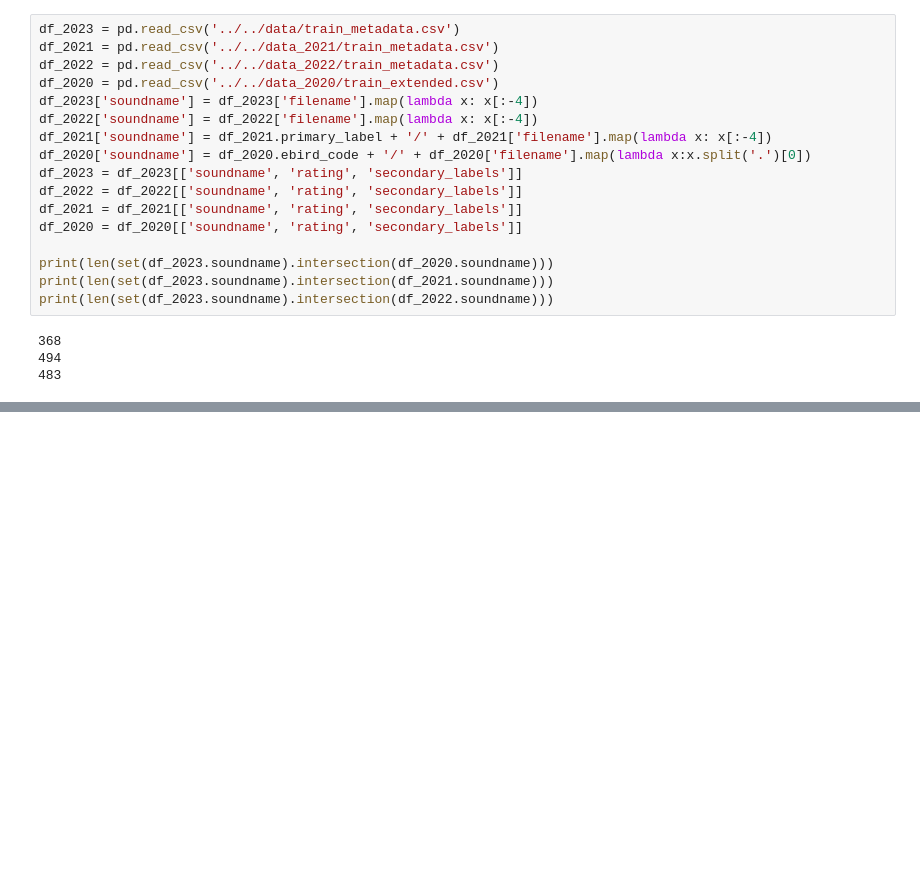
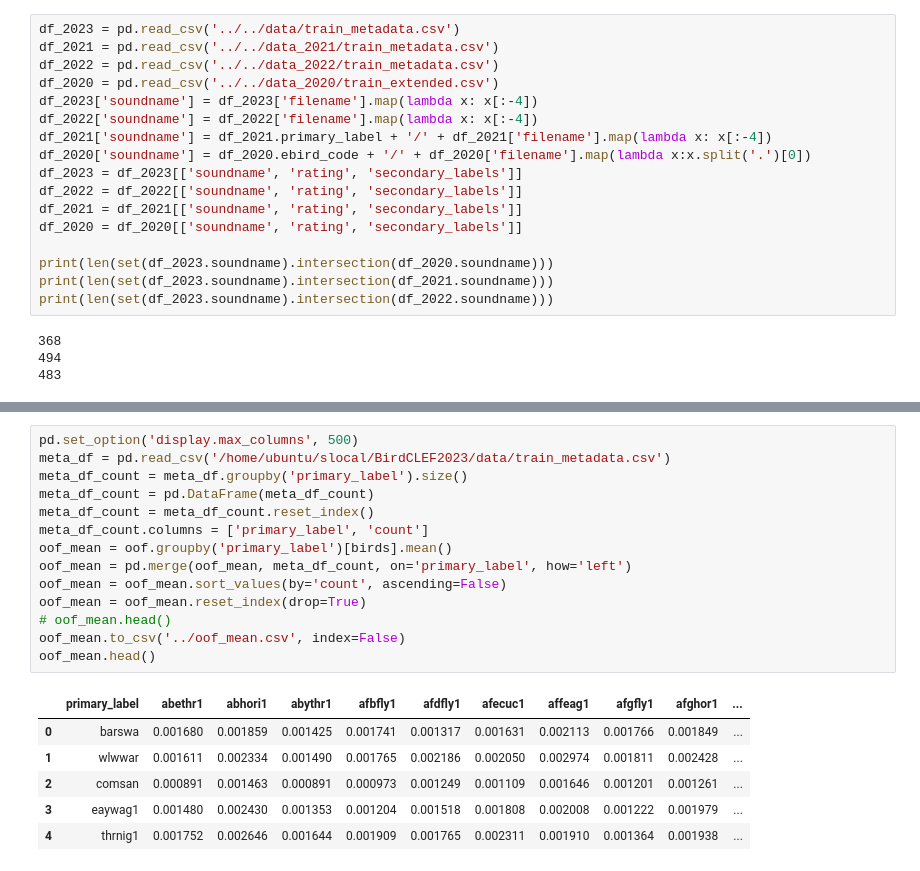
Before and after one commit to YutoShibata07/BirdCLEF2023, a Jupyter notebook: src/utils/EDA.ipynb, the cells around one changed output, grey strips where cells are left out. Cells and saved outputs as stored; diff of their text form; blank space fills up the shorter version.

```diff
--- a/src/utils/EDA.ipynb
+++ b/src/utils/EDA.ipynb
@@ -505,0 +548,21 @@ print(len(set(df_2023.soundname).intersection(df_2022.soundname)))
+# %%
+pd.set_option('display.max_columns', 500)
+meta_df = pd.read_csv('/home/ubuntu/slocal/BirdCLEF2023/data/train_metadata.csv')
+meta_df_count = meta_df.groupby('primary_label').size()
+meta_df_count = pd.DataFrame(meta_df_count)
+meta_df_count = meta_df_count.reset_index()
+meta_df_count.columns = ['primary_label', 'count']
+oof_mean = oof.groupby('primary_label')[birds].mean()
+oof_mean = pd.merge(oof_mean, meta_df_count, on='primary_label', how='left')
+oof_mean = oof_mean.sort_values(by='count', ascending=False)
+oof_mean = oof_mean.reset_index(drop=True)
+# oof_mean.head()
+oof_mean.to_csv('../oof_mean.csv', index=False)
+oof_mean.head()
+# %% [output]
+|  | primary_label | abethr1 | abhori1 | abythr1 | afbfly1 | afdfly1 | afecuc1 | affeag1 | afgfly1 | afghor1 | ... |
+| 0 | barswa | 0.001680 | 0.001859 | 0.001425 | 0.001741 | 0.001317 | 0.001631 | 0.002113 | 0.001766 | 0.001849 | ... |
+| 1 | wlwwar | 0.001611 | 0.002334 | 0.001490 | 0.001765 | 0.002186 | 0.002050 | 0.002974 | 0.001811 | 0.002428 | ... |
+| 2 | comsan | 0.000891 | 0.001463 | 0.000891 | 0.000973 | 0.001249 | 0.001109 | 0.001646 | 0.001201 | 0.001261 | ... |
+| 3 | eaywag1 | 0.001480 | 0.002430 | 0.001353 | 0.001204 | 0.001518 | 0.001808 | 0.002008 | 0.001222 | 0.001979 | ... |
+| 4 | thrnig1 | 0.001752 | 0.002646 | 0.001644 | 0.001909 | 0.001765 | 0.002311 | 0.001910 | 0.001364 | 0.001938 | ... |
```
Also changed, not shown: parts of 6 cells of this notebook, 4 other files.
